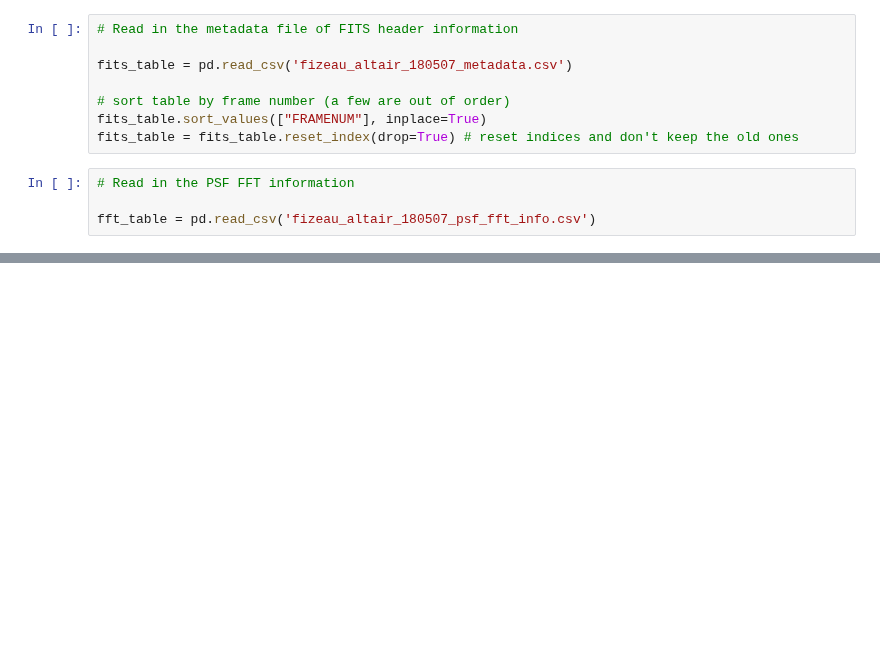
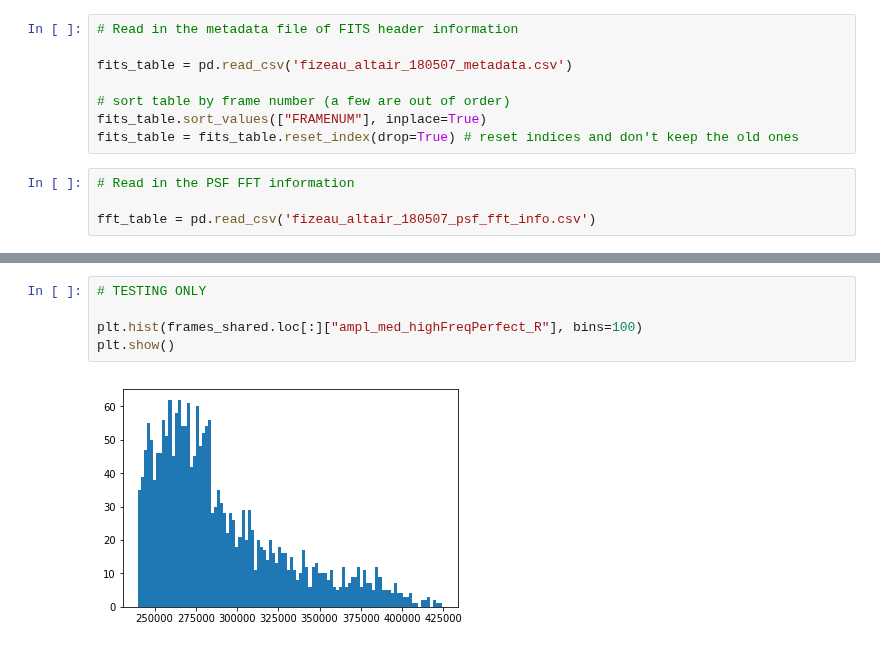
Before and after one commit to mwanakijiji/lbti_altair_fizeau, a Jupyter notebook: winnow_psfs.ipynb, the cells around one changed output, grey strips where cells are left out. Cells and saved outputs as stored; diff of their text form; blank space fills up the shorter version.

```diff
--- a/winnow_psfs.ipynb
+++ b/winnow_psfs.ipynb
@@ -80,0 +148,7 @@ plt.show()
+# %%
+# TESTING ONLY
+
+plt.hist(frames_shared.loc[:]["ampl_med_highFreqPerfect_R"], bins=100)
+plt.show()
+# %% [output]
+[figure, added]
```
Also changed, not shown: parts of 16 cells of this notebook, 2 other files.
